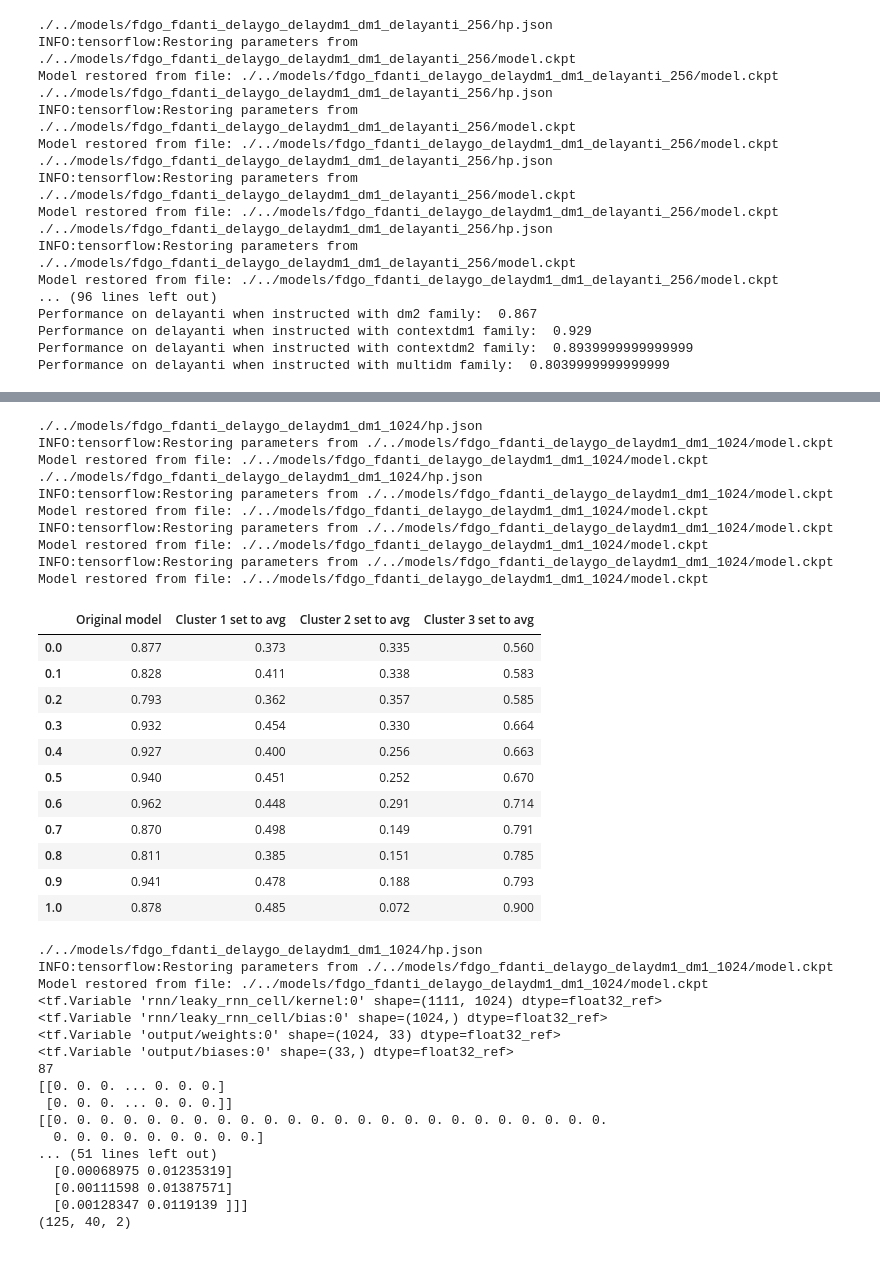
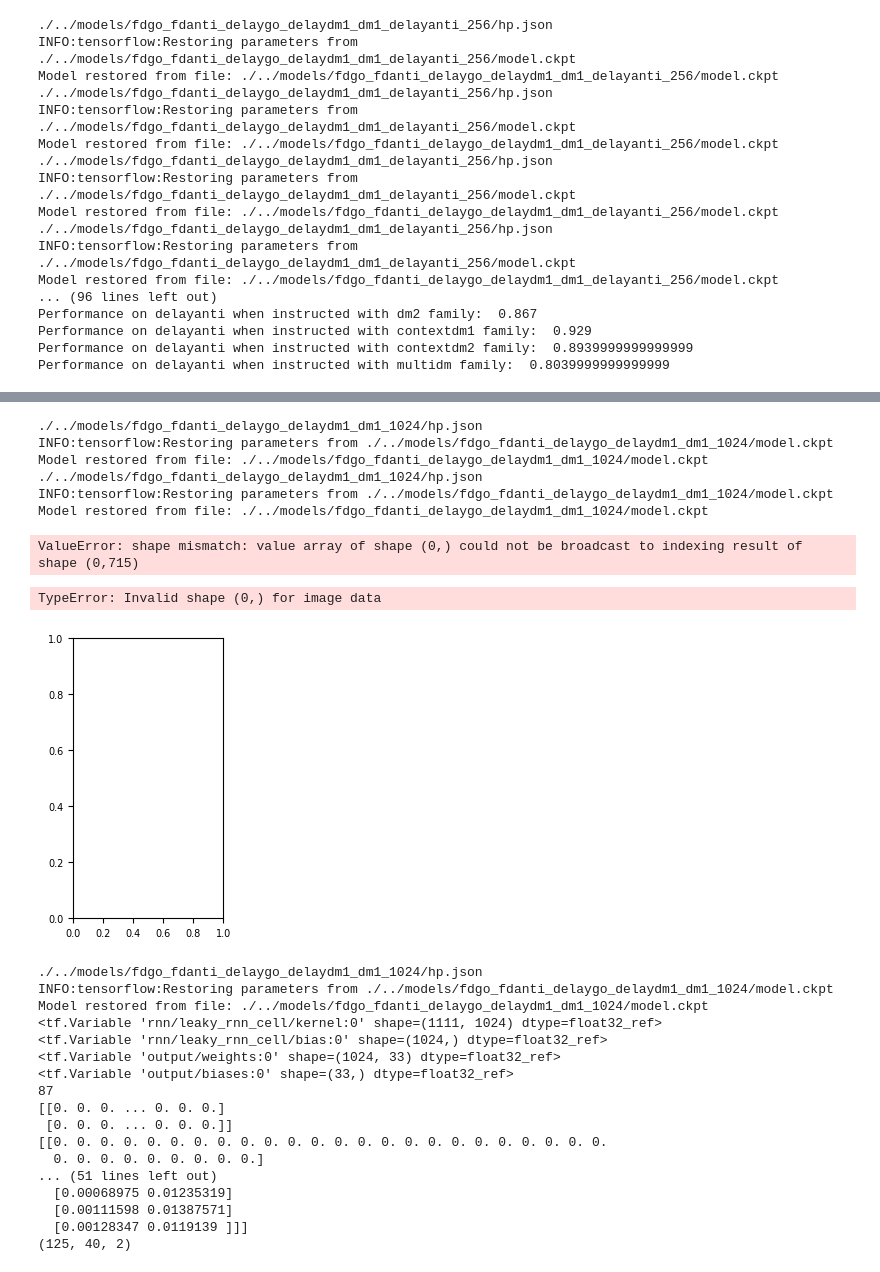
Before and after one commit to burnhamdr/multitask, a Jupyter notebook: rt_visualization.ipynb, the cells around one changed output, grey strips where cells are left out. Drawn from its saved outputs; the diff is of its cells as text; code cells hidden in the pictures.

```diff
--- a/rt_visualization.ipynb
+++ b/rt_visualization.ipynb
@@ -895,7 +1237,8 @@ tot_labels=tot_labels[mix]
 tot_indices=tot_indices[mix]
 mix=np.argsort(tot_labels)
 
-
+print(lab)
+print('Shape of active: ', active.shape)
 print(f'Shape of cluster 1: {active[lab==0].shape}')
 print(f'Shape of cluster 2: {active[lab==1].shape}')
 print(f'Shape of cluster 3: {active[lab==2].shape}')
@@ -936,6 +1279,12 @@ with tf.Session() as sess:
 
         fig,ax=plt.subplots(figsize=(15,10))
 
+        """
+        print(period_data.shape)
+        print(period_data[:,0])
+        print(period_data[0,:])
+        """
+
         im=ax.imshow(period_data,cmap='hot',aspect='auto',interpolation='none',vmax=1,vmin=0)
         ax.set_yticks([0,1,2,3,4,5,6,7,8,9,10])
         ax.set_title(f'Task Variance of non-zero-tv neurons during {period} period')
@@ -1049,10 +1400,9 @@ table=[]
 for el,row in comp_tasks_perf.items():
     table.append(row)
 
-table=pd.DataFrame(table)
-table.columns=['Original model','Cluster 1 set to avg','Cluster 2 set to avg','Cluster 3 set to avg']
-table.index=[np.linspace(0,1,11)]
-table
+data=pd.DataFrame(table)
+data.columns=['Original model','Cluster 1 set to avg','Cluster 2 set to avg','Cluster 3 set to avg']
+data.index=[np.linspace(0,1,11)]
 # %% [output]
 ./../models/fdgo_fdanti_delaygo_delaydm1_dm1_1024/hp.json
 INFO:tensorflow:Restoring parameters from ./../models/fdgo_fdanti_delaygo_delaydm1_dm1_1024/model.ckpt
@@ -1060,22 +1410,54 @@ Model restored from file: ./../models/fdgo_fdanti_delaygo_delaydm1_dm1_1024/mode
 ./../models/fdgo_fdanti_delaygo_delaydm1_dm1_1024/hp.json
 INFO:tensorflow:Restoring parameters from ./../models/fdgo_fdanti_delaygo_delaydm1_dm1_1024/model.ckpt
 Model restored from file: ./../models/fdgo_fdanti_delaygo_delaydm1_dm1_1024/model.ckpt
-INFO:tensorflow:Restoring parameters from ./../models/fdgo_fdanti_delaygo_delaydm1_dm1_1024/model.ckpt
-Model restored from file: ./../models/fdgo_fdanti_delaygo_delaydm1_dm1_1024/model.ckpt
-INFO:tensorflow:Restoring parameters from ./../models/fdgo_fdanti_delaygo_delaydm1_dm1_1024/model.ckpt
-Model restored from file: ./../models/fdgo_fdanti_delaygo_delaydm1_dm1_1024/model.ckpt
-|  | Original model | Cluster 1 set to avg | Cluster 2 set to avg | Cluster 3 set to avg |
-| 0.0 | 0.877 | 0.373 | 0.335 | 0.560 |
-| 0.1 | 0.828 | 0.411 | 0.338 | 0.583 |
-| 0.2 | 0.793 | 0.362 | 0.357 | 0.585 |
-| 0.3 | 0.932 | 0.454 | 0.330 | 0.664 |
-| 0.4 | 0.927 | 0.400 | 0.256 | 0.663 |
-| 0.5 | 0.940 | 0.451 | 0.252 | 0.670 |
-| 0.6 | 0.962 | 0.448 | 0.291 | 0.714 |
-| 0.7 | 0.870 | 0.498 | 0.149 | 0.791 |
-| 0.8 | 0.811 | 0.385 | 0.151 | 0.785 |
-| 0.9 | 0.941 | 0.478 | 0.188 | 0.793 |
-| 1.0 | 0.878 | 0.485 | 0.072 | 0.900 |
+ValueError: shape mismatch: value array of shape (0,) could not be broadcast to indexing result of shape (0,715)
+# %%
+import pandas as pd
+from analysis.clustering import kelly_colors
+
+print(data)
+
+fig = plt.figure(figsize=(3,4))
+rect = [0.3, 0.2, 0.5, 0.7]
+rect_cb = [0.82, 0.2, 0.03, 0.7]
+rect_color = [0.3, 0.15, 0.5, 0.05]
+cluster_labels=[1,2,3]
+
+ax=fig.add_axes(rect)
+
+im = ax.imshow(table, cmap='coolwarm', aspect='auto',
+                        interpolation='nearest', vmin=-1., vmax=1.)
+
+tick_names = [int(i*10)/10 for i in np.linspace(0,1,11)]
+_ = plt.yticks(range(len(tick_names)), tick_names,
+            rotation=0, va='center', fontsize=6)
+plt.ylabel('Gamma (= a)')
+plt.xticks([])
+plt.xlabel('Clusters', fontsize=7, labelpad=25)
+ax.tick_params('both', length=0)
+for loc in ['bottom','top','left','right']:
+    ax.spines[loc].set_visible(False)
+
+ax = fig.add_axes(rect_cb)
+cb = plt.colorbar(im, cax=ax, ticks=[-1,1])
+cb.outline.set_linewidth(0.5)
+cb.set_label('Performance change after lesioning', fontsize=7, labelpad=-10)
+plt.tick_params(axis='both', which='major', labelsize=7)
+
+ax = fig.add_axes(rect_color)
+for il, l in enumerate(cluster_labels):
+    ax.plot([il, il+1], [0,0], linewidth=4, solid_capstyle='butt',
+            color=kelly_colors[il+1])
+    ax.text(np.mean(il+0.5), -0.5, str(il+1), fontsize=6,
+            ha='center', va='top', color=kelly_colors[il+1])
+ax.set_xlim([0, len(cluster_labels)])
+ax.set_ylim([-1, 1])
+ax.axis('off')
+
+plt.show()
+# %% [output]
+TypeError: Invalid shape (0,) for image data
+[figure, added]
 # %%
 model_dir='./../models/fdgo_fdanti_delaygo_delaydm1_dm1_1024'
 
```
Also changed, not shown: parts of 14 cells of this notebook, 49 other files.
